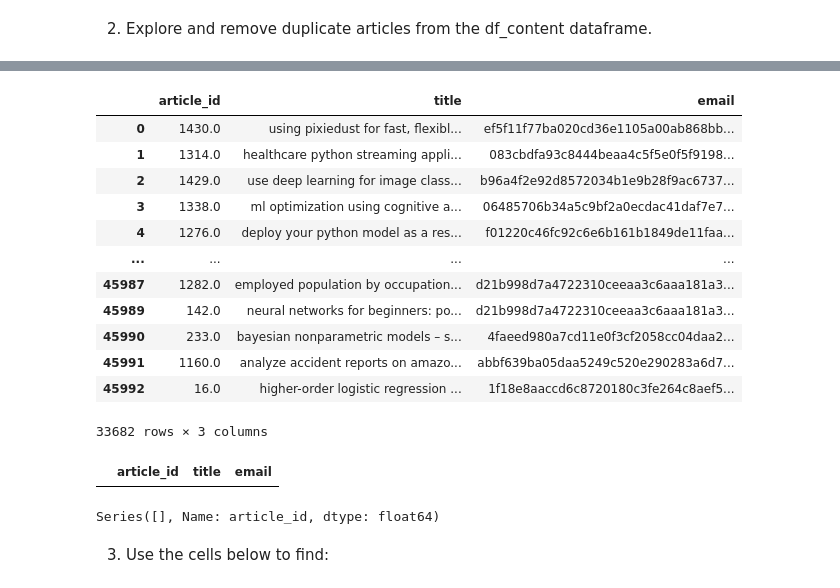
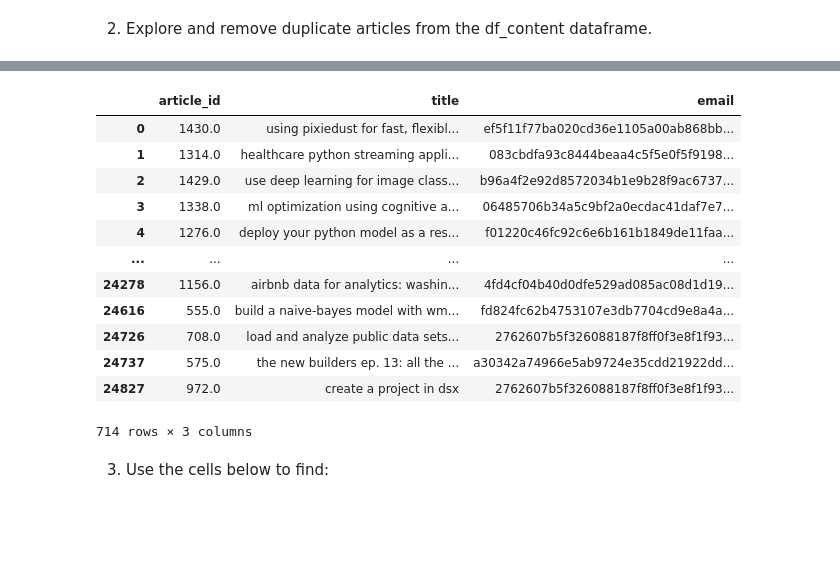
Before and after one commit to Izziboi/IBM-Recommendation, a Jupyter notebook: ibm_recommend.ipynb, the cells around one changed output, grey strips where cells are left out. Cells and saved outputs as stored; diff of their text form; code cells hidden in the pictures; blank space fills up the shorter version.

```diff
--- a/ibm_recommend.ipynb
+++ b/ibm_recommend.ipynb
@@ -437,33 +454,21 @@ dup_df                                     # There are 12,311 duplicate records
 # %%
 # Remove any rows that have the same article_id - only keep the first
-df = df.drop_duplicates()
-df                         # Now there are 33,682 unique records in the df dataframe
+df = df.drop_duplicates(subset='article_id', keep='first')
+df
 # %% [output]
 |  | article_id | title | email |
 | 0 | 1430.0 | using pixiedust for fast, flexibl... | ef5f11f77ba020cd36e1105a00ab868bb... |
 | 1 | 1314.0 | healthcare python streaming appli... | 083cbdfa93c8444beaa4c5f5e0f5f9198... |
 | 2 | 1429.0 | use deep learning for image class... | b96a4f2e92d8572034b1e9b28f9ac6737... |
 | 3 | 1338.0 | ml optimization using cognitive a... | 06485706b34a5c9bf2a0ecdac41daf7e7... |
 | 4 | 1276.0 | deploy your python model as a res... | f01220c46fc92c6e6b161b1849de11faa... |
 | ... | ... | ... | ... |
-| 45987 | 1282.0 | employed population by occupation... | d21b998d7a4722310ceeaa3c6aaa181a3... |
-| 45989 | 142.0 | neural networks for beginners: po... | d21b998d7a4722310ceeaa3c6aaa181a3... |
-| 45990 | 233.0 | bayesian nonparametric models – s... | 4faeed980a7cd11e0f3cf2058cc04daa2... |
-| 45991 | 1160.0 | analyze accident reports on amazo... | abbf639ba05daa5249c520e290283a6d7... |
-| 45992 | 16.0 | higher-order logistic regression ... | 1f18e8aaccd6c8720180c3fe264c8aef5... |
+| 24278 | 1156.0 | airbnb data for analytics: washin... | 4fd4cf04b40d0dfe529ad085ac08d1d19... |
+| 24616 | 555.0 | build a naive-bayes model with wm... | fd824fc62b4753107e3db7704cd9e8a4a... |
+| 24726 | 708.0 | load and analyze public data sets... | 2762607b5f326088187f8ff0f3e8f1f93... |
+| 24737 | 575.0 | the new builders ep. 13: all the ... | a30342a74966e5ab9724e35cdd21922dd... |
+| 24827 | 972.0 | create a project in dsx | 2762607b5f326088187f8ff0f3e8f1f93... |
-33682 rows × 3 columns
+714 rows × 3 columns
-# %%
-# Check again for duplicate records
-dup_df1 = df[df.duplicated(keep='first')]
-dup_df1                                   # No more duplicate records in the df dataframe
-# %% [output]
-|  | article_id | title | email |
-# %%
-# Check for possible duplicate article_id
-dup_art_id = df['article_id'][df.duplicated(keep='first')]
-dup_art_id                                                 # Now there is no more duplicate article_id in the df dataframe
-# %% [output]
-Series([], Name: article_id, dtype: float64)
 # %% [markdown]
 3. Use the cells below to find:
 # %%
```
Also changed, not shown: parts of 18 cells of this notebook.
